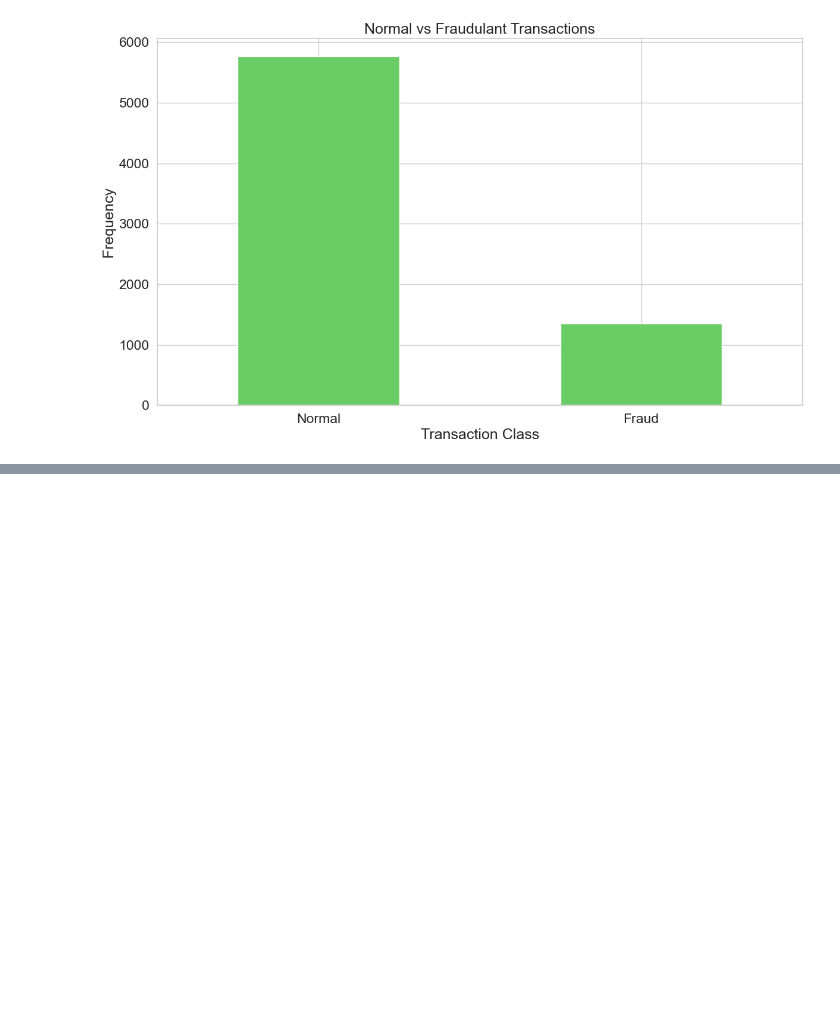
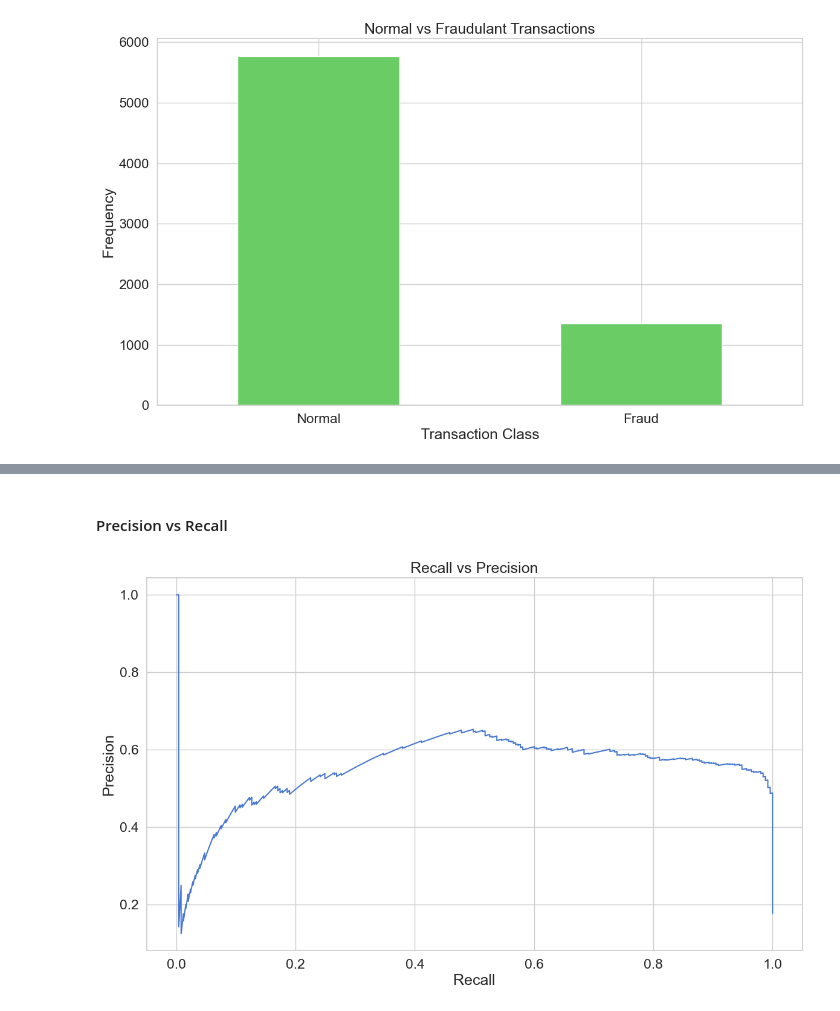
Before and after one commit to guusarskiy/ML_DL_KT, a Jupyter notebook: dl_1.ipynb, the cells around one changed output, grey strips where cells are left out. Saved outputs shown, nothing was run; the diff lists cells and outputs as text; code cells hidden in the pictures; blank space fills up the shorter version.

```diff
--- a/dl_1.ipynb
+++ b/dl_1.ipynb
@@ -155,0 +271,11 @@ plt.show();
+# %% [markdown]
+#### Precision vs Recall
+# %%
+precision, recall, th = precision_recall_curve(reconstructionErrorDF.FLAG, reconstructionErrorDF.pred_loss)
+plt.plot(recall, precision, 'b', label='Precision-Recall curve')
+plt.title('Recall vs Precision')
+plt.xlabel('Recall')
+plt.ylabel('Precision')
+plt.show()
+# %% [output]
+[figure, added]
```
Also changed, not shown: parts of 29 cells of this notebook.
